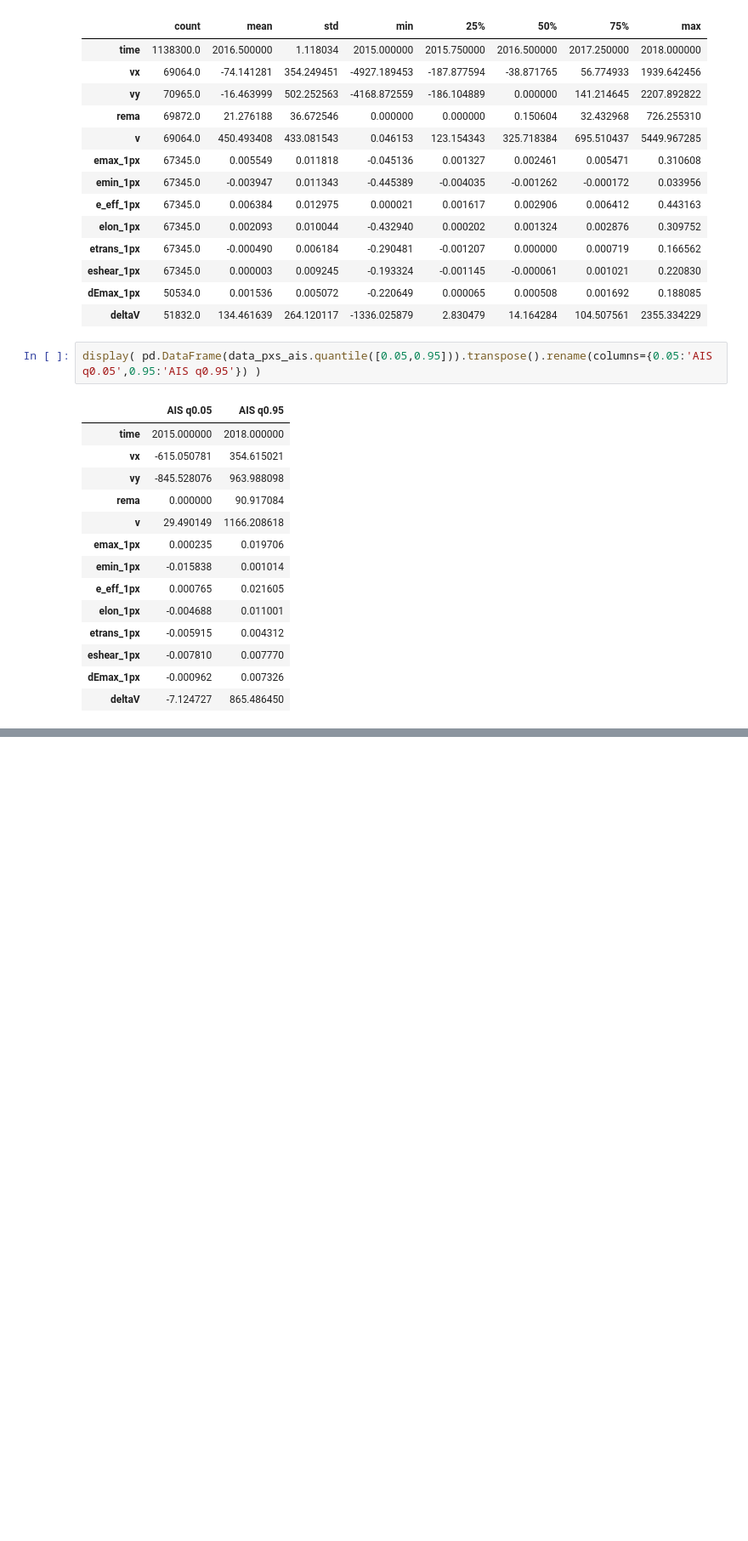
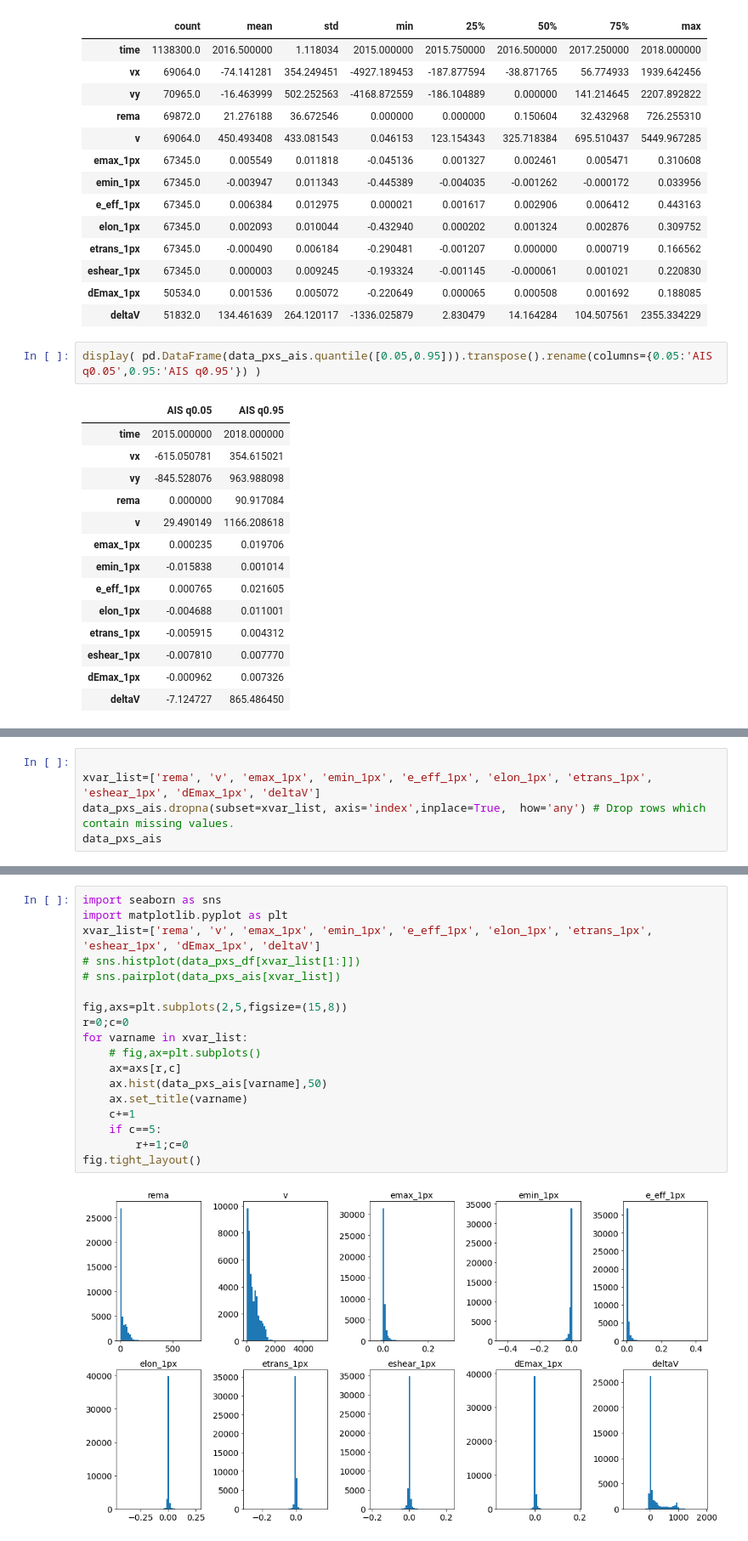
Before and after one commit to mizeboud/antarctic-damage-change, a Jupyter notebook: notebooks/data_input_ranges.ipynb, the cells around one changed output, grey strips where cells are left out. Shown at 85% size. Drawn from its saved outputs; the diff is of its cells as text; blank space fills up the shorter version.

```diff
--- a/notebooks/data_input_ranges.ipynb
+++ b/notebooks/data_input_ranges.ipynb
@@ -395,0 +605,5 @@ display( pd.DataFrame(data_pxs_ais.quantile([0.05,0.95])).transpose().rename(col
+# %%
+
+xvar_list=['rema', 'v', 'emax_1px', 'emin_1px', 'e_eff_1px', 'elon_1px', 'etrans_1px', 'eshear_1px', 'dEmax_1px', 'deltaV']
+data_pxs_ais.dropna(subset=xvar_list, axis='index',inplace=True,  how='any') # Drop rows which contain missing values.
+data_pxs_ais
@@ -395,0 +624,20 @@ display( pd.DataFrame(data_pxs_ais.quantile([0.05,0.95])).transpose().rename(col
+# %%
+import seaborn as sns
+import matplotlib.pyplot as plt
+xvar_list=['rema', 'v', 'emax_1px', 'emin_1px', 'e_eff_1px', 'elon_1px', 'etrans_1px', 'eshear_1px', 'dEmax_1px', 'deltaV']
+# sns.histplot(data_pxs_df[xvar_list[1:]])
+# sns.pairplot(data_pxs_ais[xvar_list])
+
+fig,axs=plt.subplots(2,5,figsize=(15,8))
+r=0;c=0
+for varname in xvar_list:
+    # fig,ax=plt.subplots()
+    ax=axs[r,c]
+    ax.hist(data_pxs_ais[varname],50)
+    ax.set_title(varname)
+    c+=1
+    if c==5:
+        r+=1;c=0
+fig.tight_layout()
+# %% [output]
+[figure, added]
```
Also changed, not shown: parts of 21 cells of this notebook.
